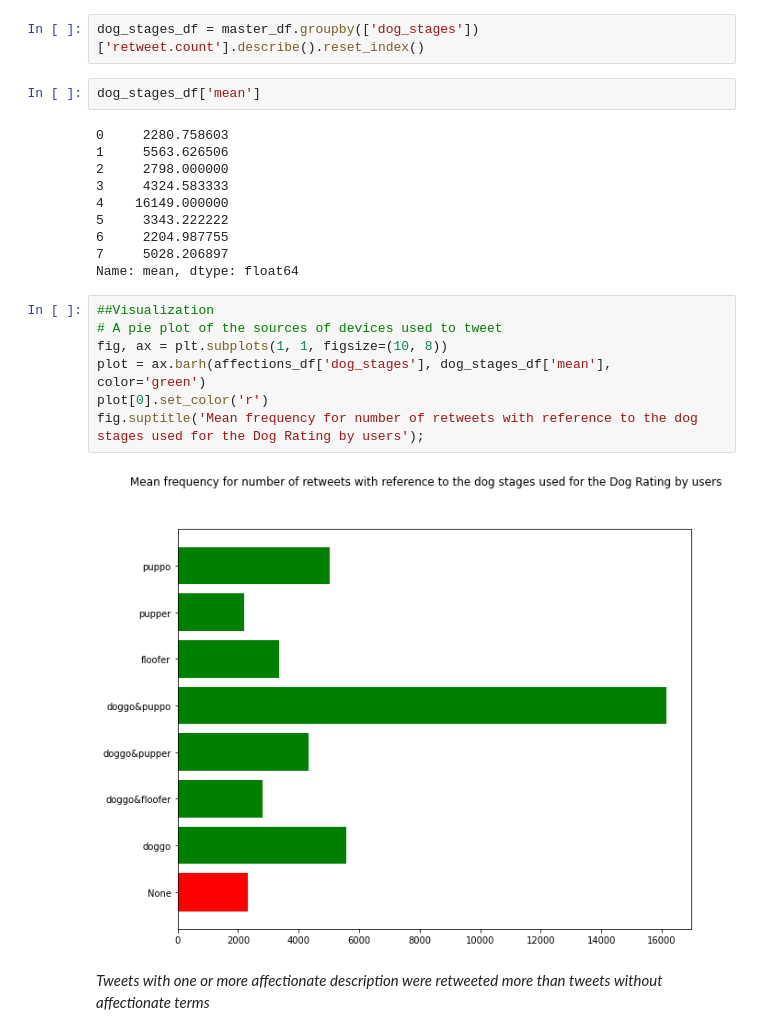
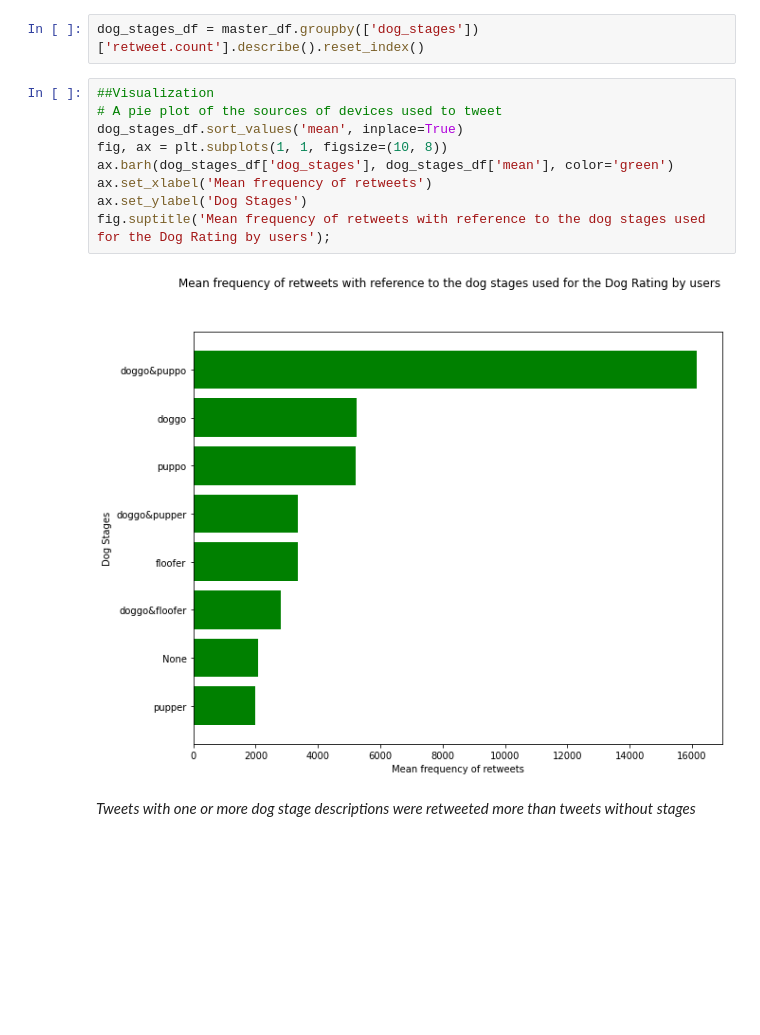
Before and after one commit to akinmode/ALX-Udacity-My-Projects, a Jupyter notebook: Project 2/wrangle_act.ipynb, the cells around one changed output. Drawn from its saved outputs; the diff is of its cells as text; blank space fills up the shorter version.

```diff
--- a/Project 2/wrangle_act.ipynb
+++ b/Project 2/wrangle_act.ipynb
@@ -815,25 +805,15 @@ master_df.groupby(['dog_stages'])['retweet.count'].describe()
 # %%
 dog_stages_df = master_df.groupby(['dog_stages'])['retweet.count'].describe().reset_index()
-# %%
-dog_stages_df['mean']
-# %% [output]
-0     2280.758603
-1     5563.626506
-2     2798.000000
-3     4324.583333
-4    16149.000000
-5     3343.222222
-6     2204.987755
-7     5028.206897
-Name: mean, dtype: float64
 # %%
 ##Visualization
 # A pie plot of the sources of devices used to tweet
+dog_stages_df.sort_values('mean', inplace=True)
 fig, ax = plt.subplots(1, 1, figsize=(10, 8))
-plot = ax.barh(affections_df['dog_stages'], dog_stages_df['mean'], color='green')
-plot[0].set_color('r')
-fig.suptitle('Mean frequency for number of retweets with reference to the dog stages used for the Dog Rating by users');
+ax.barh(dog_stages_df['dog_stages'], dog_stages_df['mean'], color='green')
+ax.set_xlabel('Mean frequency of retweets')
+ax.set_ylabel('Dog Stages')
+fig.suptitle('Mean frequency of retweets with reference to the dog stages used for the Dog Rating by users');
 # %% [output]
-[figure, old version]
+[figure, new version]
 # %% [markdown]
-_Tweets with one or more affectionate description were retweeted more than tweets without affectionate terms_
+_Tweets with one or more dog stage descriptions were retweeted more than tweets without stages_
```
Also changed, not shown: parts of 31 cells of this notebook, 4 other files.
